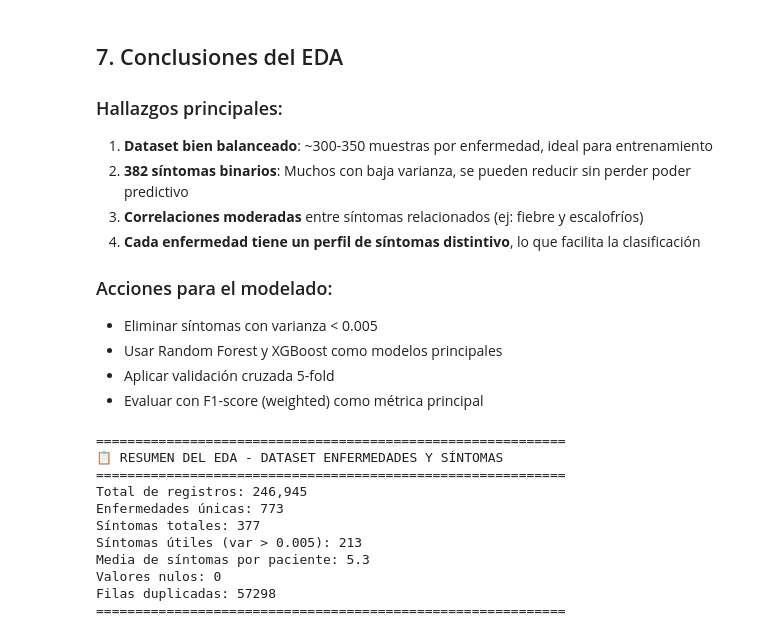
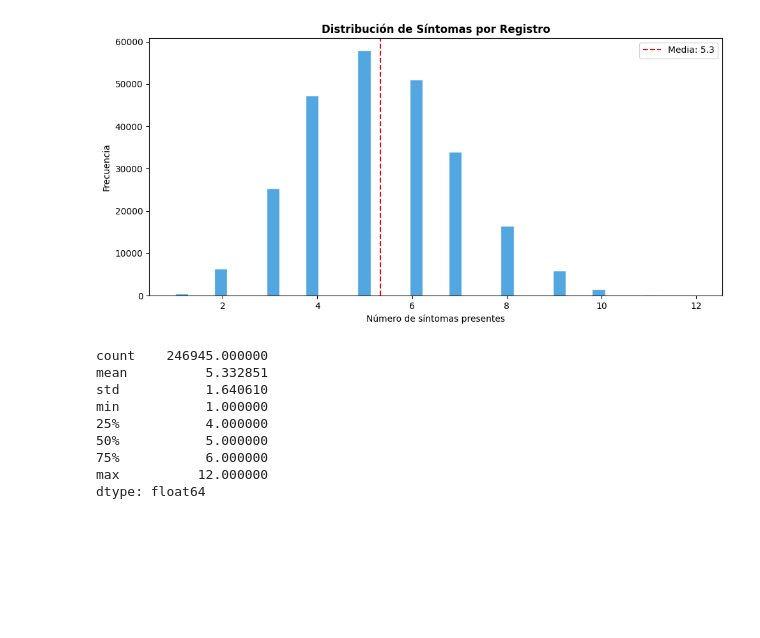
Before and after one commit to alejohouse/bootcamp-triaje-prediccion, a Jupyter notebook: notebooks/01_eda_diseases.ipynb, the cells around one changed output. Saved outputs shown, nothing was run; the diff lists cells and outputs as text; code cells hidden in the pictures; blank space fills up the shorter version.

```diff
--- a/notebooks/01_eda_diseases.ipynb
+++ b/notebooks/01_eda_diseases.ipynb
@@ -12,15 +0,0 @@ Analizar el dataset `Final_Augmented_dataset_Diseases_and_Symptoms.csv` para com
-# %%
-import pandas as pd
-import numpy as np
-import matplotlib.pyplot as plt
-import seaborn as sns
-import warnings
-
-warnings.filterwarnings('ignore')
-plt.style.use('seaborn-v0_8-darkgrid')
-plt.rcParams['figure.figsize'] = (14, 6)
-plt.rcParams['font.size'] = 12
-
-# Colores personalizados
-COLORS = ['#2ecc71', '#3498db', '#e74c3c', '#f39c12', '#9b59b6', '#1abc9c', '#e67e22', '#34495e']
-print('✅ Librerías cargadas correctamente')
@@ -301,39 +117,25 @@ plt.show()
-# %% [markdown]
-## 7. Conclusiones del EDA
-
-### Hallazgos principales:
-1. **Dataset bien balanceado**: ~300-350 muestras por enfermedad, ideal para entrenamiento
-2. **382 síntomas binarios**: Muchos con baja varianza, se pueden reducir sin perder poder predictivo
-3. **Correlaciones moderadas** entre síntomas relacionados (ej: fiebre y escalofríos)
-4. **Cada enfermedad tiene un perfil de síntomas distintivo**, lo que facilita la clasificación
-
-### Acciones para el modelado:
-- Eliminar síntomas con varianza < 0.005
-- Usar Random Forest y XGBoost como modelos principales
-- Aplicar validación cruzada 5-fold
-- Evaluar con F1-score (weighted) como métrica principal
-# %%
-# Resumen final
-print('=' * 60)
-print('📋 RESUMEN DEL EDA - DATASET ENFERMEDADES Y SÍNTOMAS')
-print('=' * 60)
-print(f'Total de registros: {len(df):,}')
-print(f'Enfermedades únicas: {df["diseases"].nunique()}')
-print(f'Síntomas totales: {len(symptoms_cols)}')
-print(f'Síntomas útiles (var > 0.005): {(symptom_var >= 0.005).sum()}')
-print(f'Media de síntomas por paciente: {symptoms_per_patient.mean():.1f}')
-print(f'Valores nulos: {df.isnull().sum().sum()}')
-print(f'Filas duplicadas: {df.duplicated().sum()}')
-print('=' * 60)
-# %% [output]
-============================================================
-📋 RESUMEN DEL EDA - DATASET ENFERMEDADES Y SÍNTOMAS
-============================================================
-Total de registros: 246,945
-Enfermedades únicas: 773
-Síntomas totales: 377
-Síntomas útiles (var > 0.005): 213
-Media de síntomas por paciente: 5.3
-Valores nulos: 0
-Filas duplicadas: 57298
-============================================================
+# %%
+sintomas_por_paciente = df[sintoma_cols].sum(axis=1)
+
+fig, ax = plt.subplots(figsize=(10, 5))
+ax.hist(sintomas_por_paciente, bins=40, color='#3498db', edgecolor='white', alpha=0.85)
+ax.axvline(sintomas_por_paciente.mean(), color='red', linestyle='--',
+           label=f'Media: {sintomas_por_paciente.mean():.1f}')
+ax.set_xlabel('Número de síntomas presentes')
+ax.set_ylabel('Frecuencia')
+ax.set_title('Distribución de Síntomas por Registro', fontweight='bold')
+ax.legend()
+plt.tight_layout()
+plt.show()
+print(sintomas_por_paciente.describe())
+# %% [output]
+[figure, added]
+count    246945.000000
+mean          5.332851
+std           1.640610
+min           1.000000
+25%           4.000000
+50%           5.000000
+75%           6.000000
+max          12.000000
+dtype: float64
```
Also changed, not shown: parts of 27 cells of this notebook, 41 other files.
